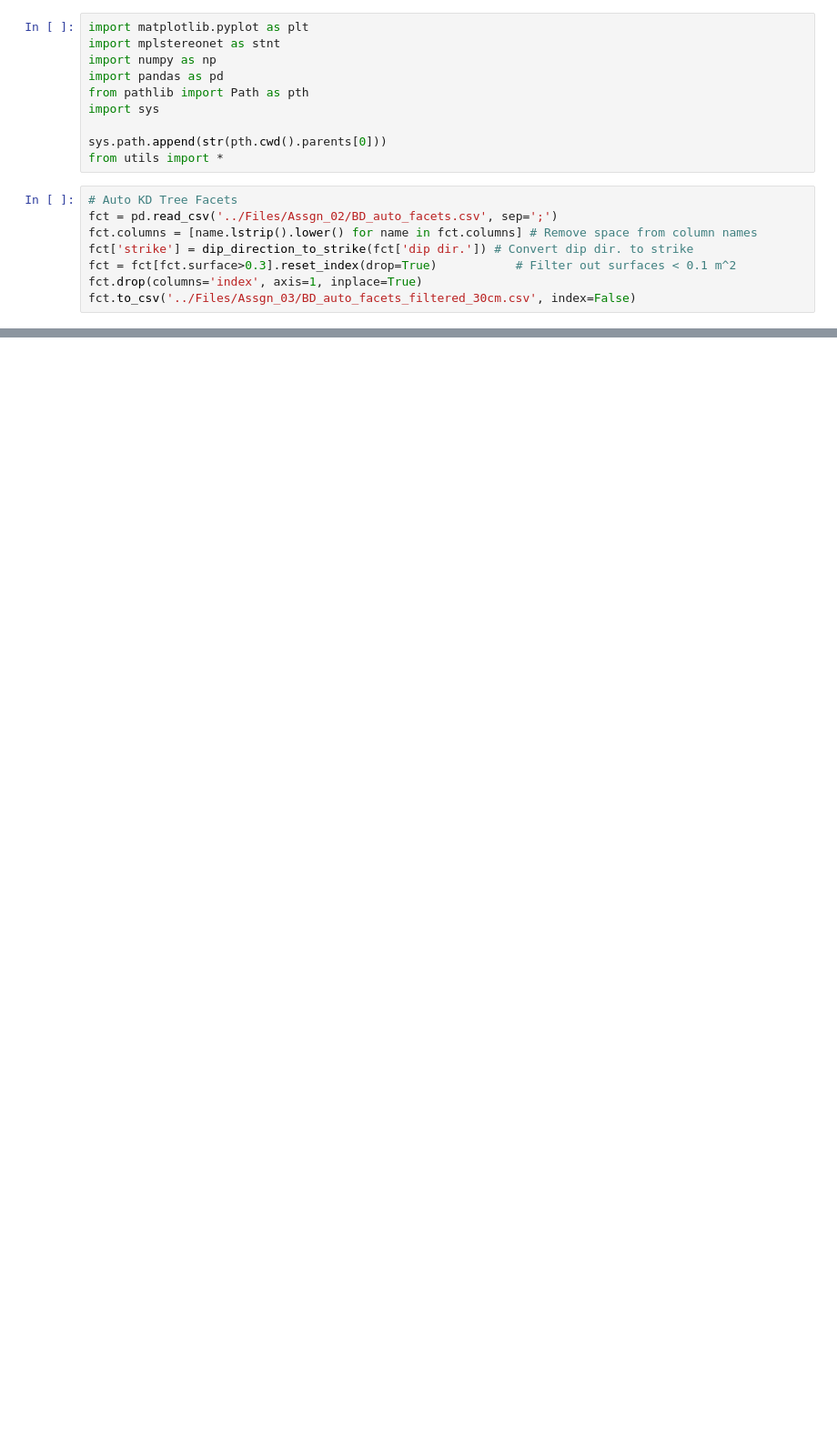
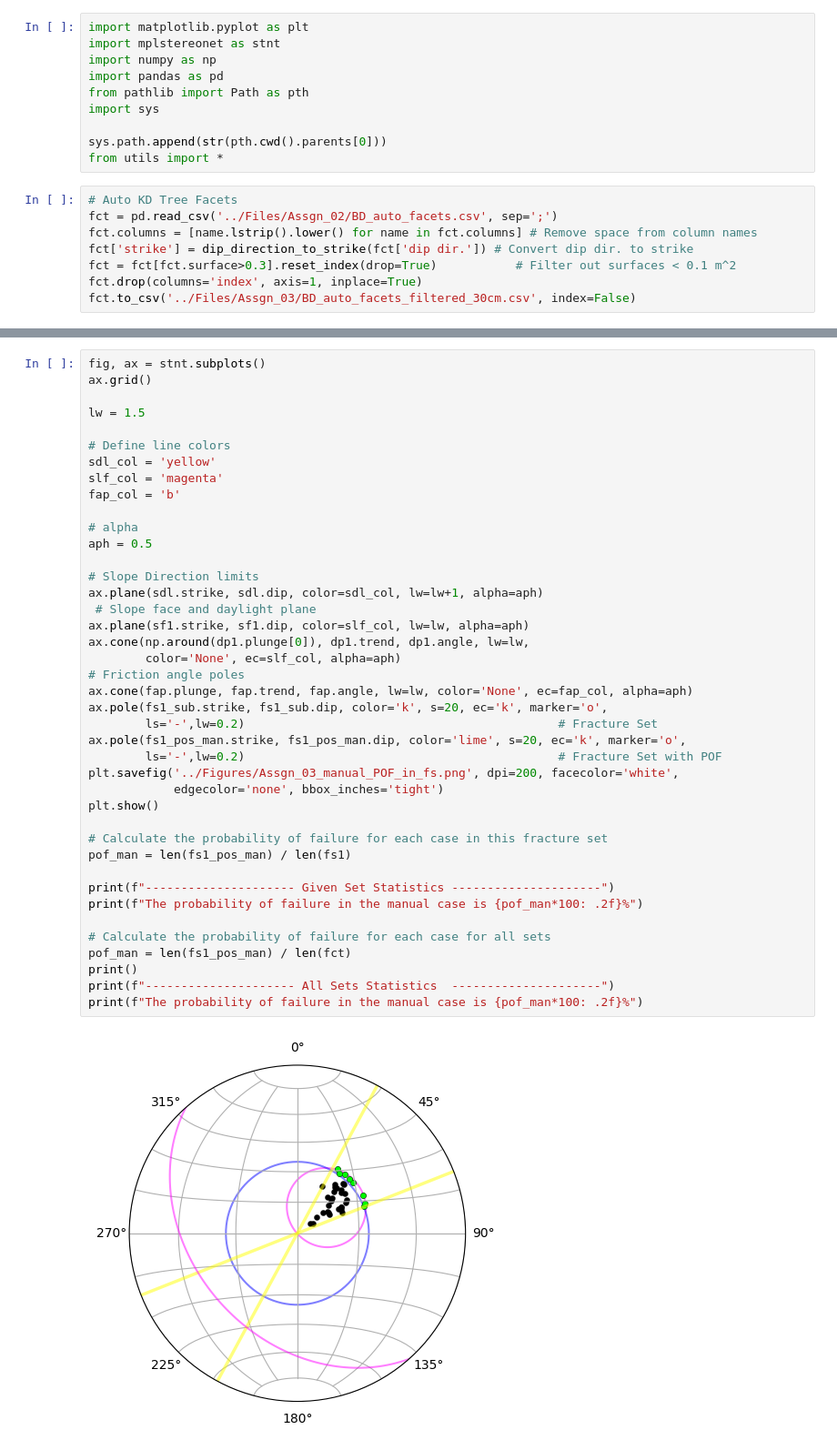
Before and after one commit to Josesx506/UA_PhD_Coursework_Assignments, a Jupyter notebook: 2024_Spring/GEN_580/Assignments/Assign_03.ipynb, the cells around one changed output, grey strips where cells are left out. Shown: that part at 91% size. Drawn from its saved outputs; the diff is of its cells as text; blank space fills up the shorter version.

```diff
--- a/2024_Spring/GEN_580/Assignments/Assign_03.ipynb
+++ b/2024_Spring/GEN_580/Assignments/Assign_03.ipynb
@@ -92,0 +75,43 @@ The probability of failure in the saturated case is  22.92%
+# %%
+fig, ax = stnt.subplots()
+ax.grid()
+
+lw = 1.5
+
+# Define line colors
+sdl_col = 'yellow'
+slf_col = 'magenta'
+fap_col = 'b'
+
+# alpha
+aph = 0.5
+
+# Slope Direction limits
+ax.plane(sdl.strike, sdl.dip, color=sdl_col, lw=lw+1, alpha=aph)
+ # Slope face and daylight plane
+ax.plane(sf1.strike, sf1.dip, color=slf_col, lw=lw, alpha=aph)
+ax.cone(np.around(dp1.plunge[0]), dp1.trend, dp1.angle, lw=lw,
+        color='None', ec=slf_col, alpha=aph)
+# Friction angle poles
+ax.cone(fap.plunge, fap.trend, fap.angle, lw=lw, color='None', ec=fap_col, alpha=aph)
+ax.pole(fs1_sub.strike, fs1_sub.dip, color='k', s=20, ec='k', marker='o',
+        ls='-',lw=0.2)                                            # Fracture Set
+ax.pole(fs1_pos_man.strike, fs1_pos_man.dip, color='lime', s=20, ec='k', marker='o',
+        ls='-',lw=0.2)                                            # Fracture Set with POF
+plt.savefig('../Figures/Assgn_03_manual_POF_in_fs.png', dpi=200, facecolor='white',
+            edgecolor='none', bbox_inches='tight')
+plt.show()
+
+# Calculate the probability of failure for each case in this fracture set
+pof_man = len(fs1_pos_man) / len(fs1)
+
+print(f"--------------------- Given Set Statistics ---------------------")
+print(f"The probability of failure in the manual case is {pof_man*100: .2f}%")
+
+# Calculate the probability of failure for each case for all sets
+pof_man = len(fs1_pos_man) / len(fct)
+print()
+print(f"--------------------- All Sets Statistics  ---------------------")
+print(f"The probability of failure in the manual case is {pof_man*100: .2f}%")
+# %% [output]
+[figure, added]
```
Also changed, not shown: parts of 10 cells of this notebook.
